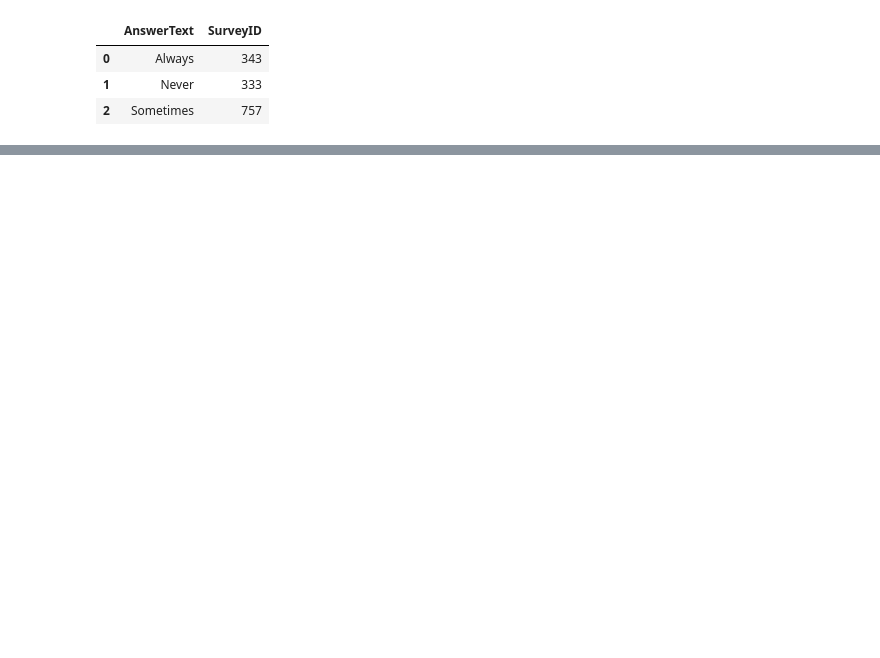
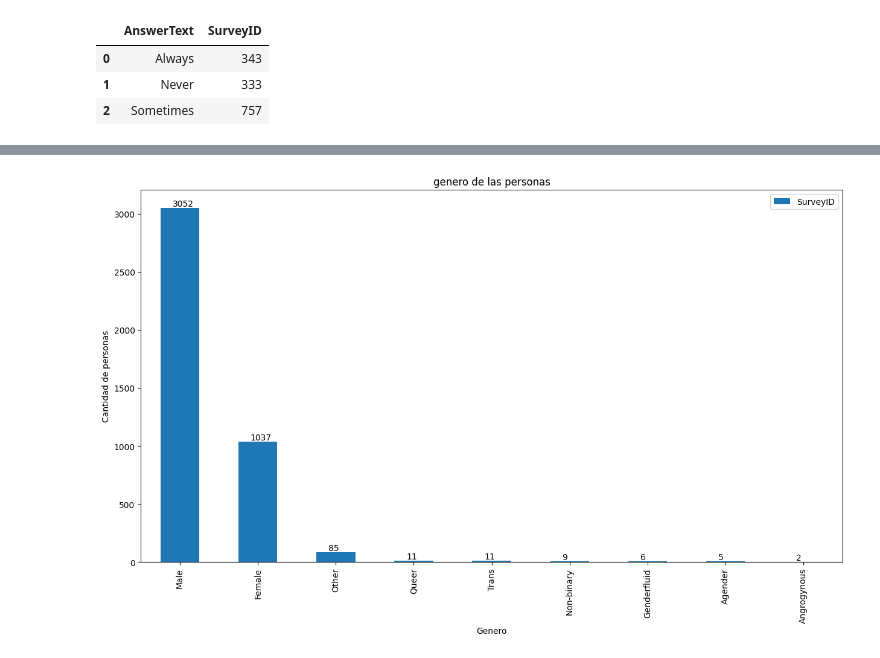
Before and after one commit to Imbravo/mentalhealth, a Jupyter notebook: mentalhealth.ipynb, the cells around one changed output, grey strips where cells are left out. Drawn from its saved outputs; the diff is of its cells as text; code cells hidden in the pictures; blank space fills up the shorter version.

```diff
--- a/mentalhealth.ipynb
+++ b/mentalhealth.ipynb
@@ -203,0 +210,3 @@ question_2.plot.bar(x='AnswerText', y='SurveyID', xlabel='Respuesta', ylabel='Ca
+# %%
+question_3 = df_join[(df_join.questionid == 2)].copy()
+question_3
@@ -203,0 +227,23 @@ question_2.plot.bar(x='AnswerText', y='SurveyID', xlabel='Respuesta', ylabel='Ca
+# %%
+def gender_filter(x):
+    if ('female' in x) or ('Female' in x):
+        return 'Female'
+    elif ('male' in x) or ('Male' in x):
+        return 'Male'
+    elif 'queer' in x:
+        return 'Queer'
+    elif ('non binary' in x) or ('non-binary' in x) or ('nonbinary' in x):
+        return 'Non-binary'
+    elif ('trans' in x) or ('Trans' in x):
+        return 'Trans'
+    elif ('Agender' in x):
+        return 'Agender'
+    elif 'Androgyn' in x:
+        return 'Angrogynous'
+    elif 'fluid' in x:
+        return 'Genderfluid'
+    else:
+        return 'Other'
+
+question_3['Gender'] = question_3['AnswerText'].apply(gender_filter)
+question_3
@@ -203,0 +264,3 @@ question_2.plot.bar(x='AnswerText', y='SurveyID', xlabel='Respuesta', ylabel='Ca
+# %%
+question_3 = question_3.groupby('Gender')['SurveyID'].count().reset_index().sort_values('SurveyID', ascending=False)
+question_3
@@ -203,0 +278,12 @@ question_2.plot.bar(x='AnswerText', y='SurveyID', xlabel='Respuesta', ylabel='Ca
+# %%
+ax = question_3.plot.bar(x='Gender', y='SurveyID', xlabel='Genero', ylabel='Cantidad de personas', title='genero de las personas', figsize=(15,8))
+
+x_offset = -0.095
+y_offset = 15
+
+for p in ax.patches:
+    b = p.get_bbox()
+    val = "{:1.0f}".format(b.y1 + b.y0)
+    ax.annotate(val, ((b.x0 + b.x1)/2 + x_offset, b.y1 + y_offset))
+# %% [output]
+[figure, added]
```
Also changed, not shown: parts of 6 cells of this notebook.
